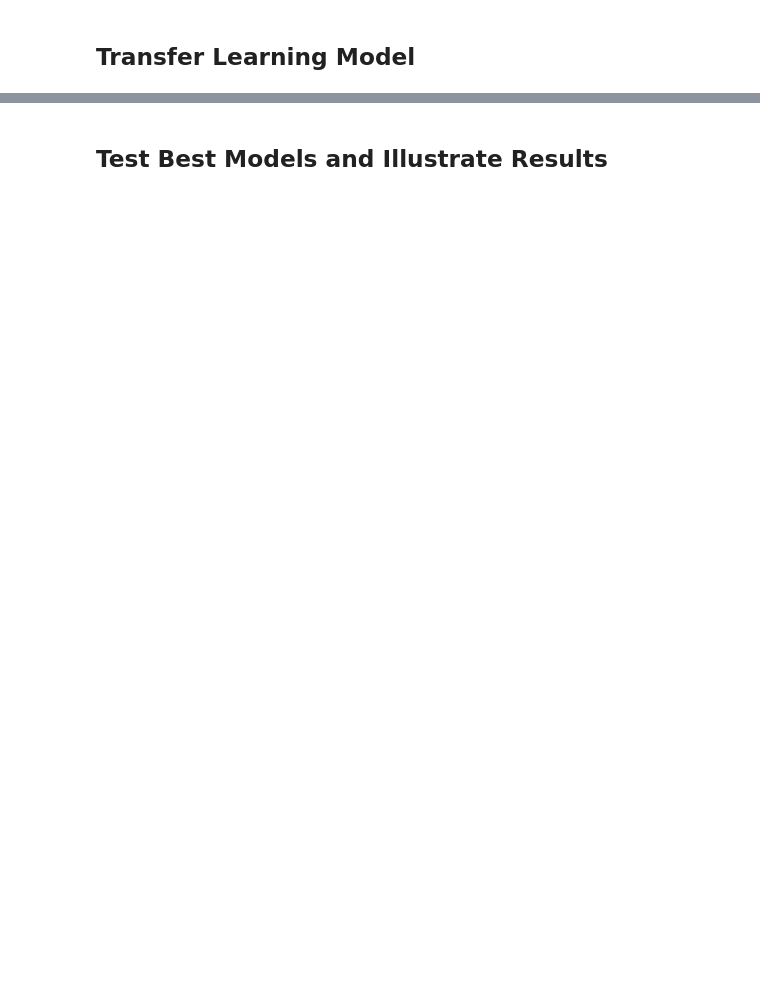
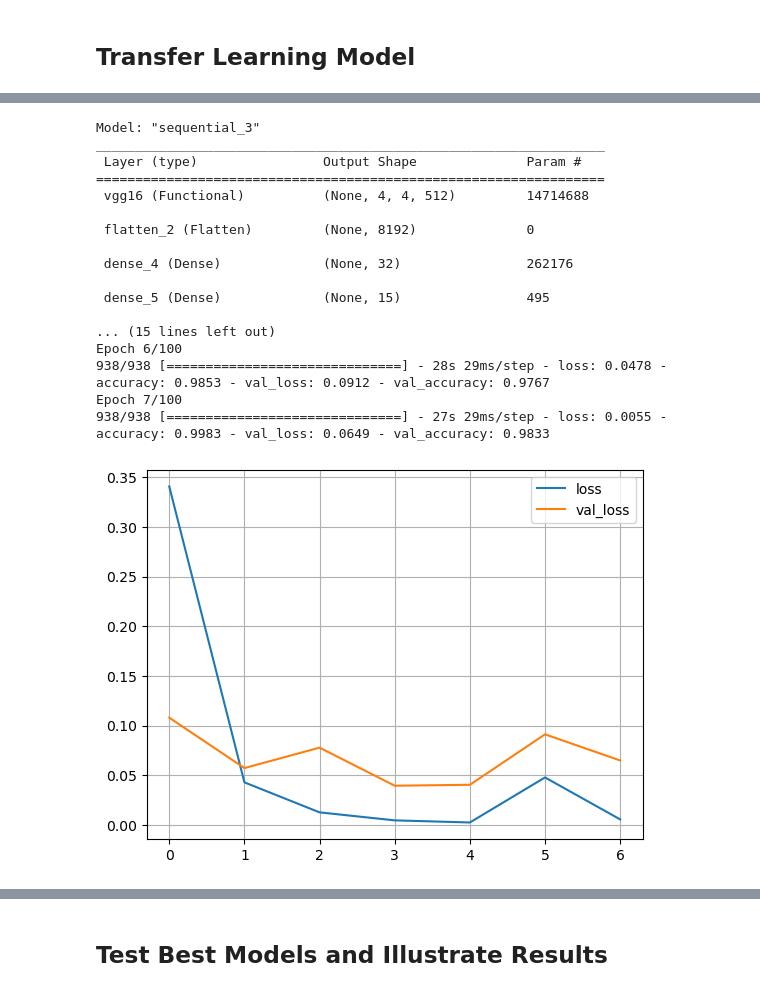
Before and after one commit to zareeiant/ItML_Project_2_Students, a Jupyter notebook: example_start.ipynb, the cells around one changed output, grey strips where cells are left out. Saved outputs shown, nothing was run; the diff lists cells and outputs as text; code cells hidden in the pictures; blank space fills up the shorter version.

```diff
--- a/example_start.ipynb
+++ b/example_start.ipynb
@@ -102,0 +258,16 @@ Found 3000 files belonging to 15 classes.
+# %%
+# Helper to plot loss
+def plot_loss(history):
+  plt.plot(history.history['loss'], label='loss')
+  plt.plot(history.history['val_loss'], label='val_loss')
+  plt.legend()
+  plt.grid(True)
+  plt.show()
+
+# Helper to plot accuracy
+def plot_acc(history):
+  plt.plot(history.history['accuracy'], label='accuracy')
+  plt.plot(history.history['val_accuracy'], label='val_accuracy')
+  plt.legend()
+  plt.grid(True)
+  plt.show()
@@ -104,0 +462,44 @@ Found 3000 files belonging to 15 classes.
+# %%
+transfer_stopping = tf.keras.callbacks.EarlyStopping(monitor=MONITOR, patience=BASE_PATIENCE, mode="max", restore_best_weights=True)
+# %%
+# Load VGG model
+base_model = VGG16(weights='imagenet', include_top=False, input_shape=(150, 150, 3))
+base_model.trainable = False ## Not trainable weights
+
+# Add Dense Layers
+flatten_layer = Flatten()
+dense_layer_1 = Dense(32, activation='relu', )
+prediction_layer = Dense(15, activation='softmax')
+
+transfer_model = Sequential([
+    base_model,
+    flatten_layer,
+    dense_layer_1,
+    prediction_layer
+])
+
+transfer_model.summary()
+
+transfer_model.compile(optimizer='adam', loss='categorical_crossentropy', metrics=['accuracy'])
+
+transfer_history = transfer_model.fit(train_ds, epochs=100, validation_data=val_ds, callbacks=[transfer_stopping])
+plot_loss(transfer_history)
+# %% [output]
+Model: "sequential_3"
+_________________________________________________________________
+ Layer (type)                Output Shape              Param #
+=================================================================
+ vgg16 (Functional)          (None, 4, 4, 512)         14714688
+
+ flatten_2 (Flatten)         (None, 8192)              0
+
+ dense_4 (Dense)             (None, 32)                262176
+
+ dense_5 (Dense)             (None, 15)                495
+
+... (15 lines left out)
+Epoch 6/100
+938/938 [==============================] - 28s 29ms/step - loss: 0.0478 - accuracy: 0.9853 - val_loss: 0.0912 - val_accuracy: 0.9767
+Epoch 7/100
+938/938 [==============================] - 27s 29ms/step - loss: 0.0055 - accuracy: 0.9983 - val_loss: 0.0649 - val_accuracy: 0.9833
+[figure, added]
```
Also changed, not shown: parts of 45 cells of this notebook.
